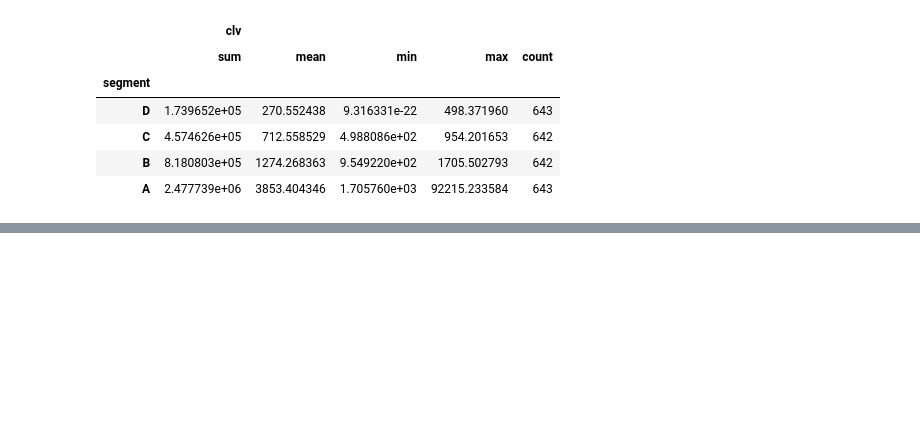
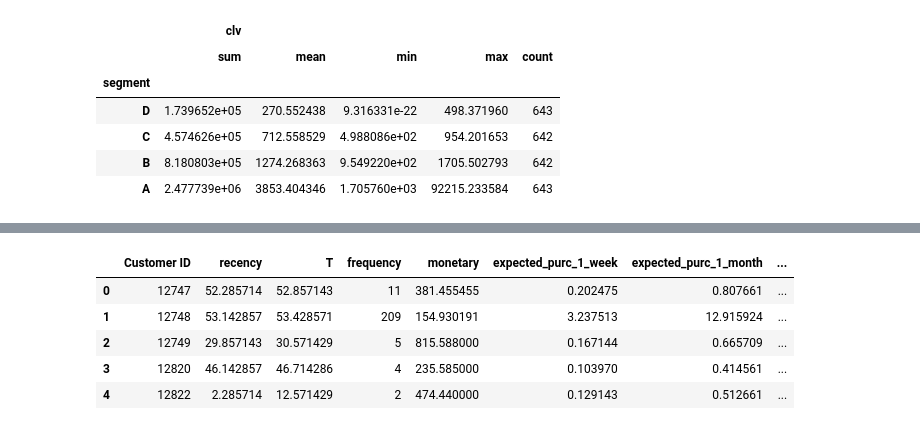
Before and after one commit to Barissdal/Customer_lifetime_value, a Jupyter notebook: CLTV_Prediction.ipynb, the cells around one changed output, grey strips where cells are left out. Saved outputs shown, nothing was run; the diff lists cells and outputs as text; code cells hidden in the pictures; blank space fills up the shorter version.

```diff
--- a/CLTV_Prediction.ipynb
+++ b/CLTV_Prediction.ipynb
@@ -666,0 +693,10 @@ cltv_final.groupby("segment").agg({"clv":["sum","mean","min","max","count"]})
+# %%
+cltv_final=cltv_final.iloc[:,1:]
+cltv_final.head()
+# %% [output]
+|  | Customer ID | recency | T | frequency | monetary | expected_purc_1_week | expected_purc_1_month | ... |
+| 0 | 12747 | 52.285714 | 52.857143 | 11 | 381.455455 | 0.202475 | 0.807661 | ... |
+| 1 | 12748 | 53.142857 | 53.428571 | 209 | 154.930191 | 3.237513 | 12.915924 | ... |
+| 2 | 12749 | 29.857143 | 30.571429 | 5 | 815.588000 | 0.167144 | 0.665709 | ... |
+| 3 | 12820 | 46.142857 | 46.714286 | 4 | 235.585000 | 0.103970 | 0.414561 | ... |
+| 4 | 12822 | 2.285714 | 12.571429 | 2 | 474.440000 | 0.129143 | 0.512661 | ... |
```
Also changed, not shown: parts of 7 cells of this notebook.
